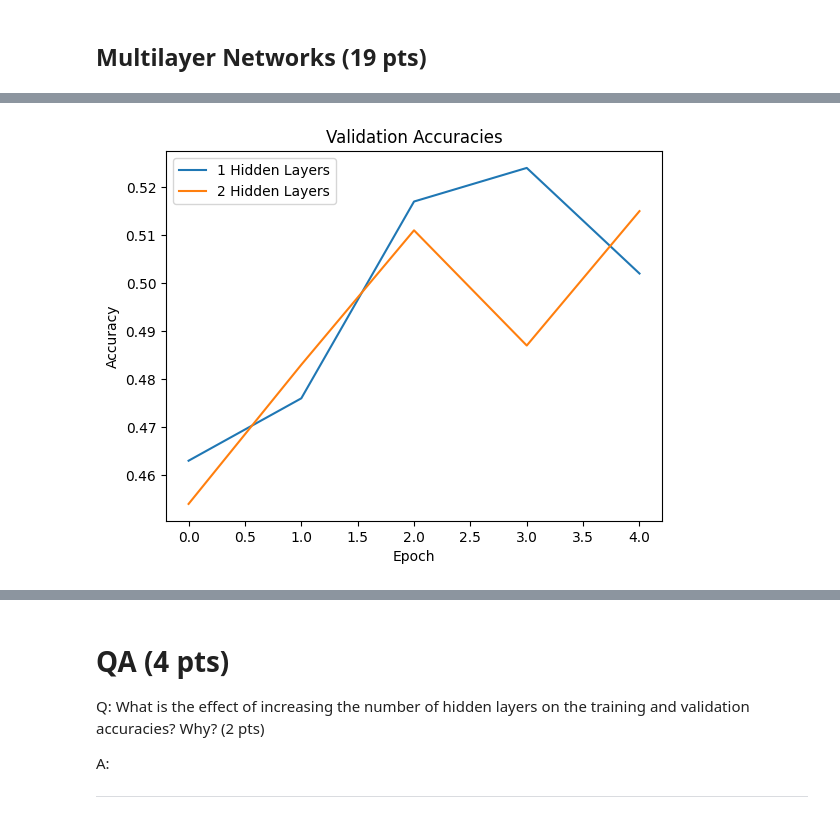
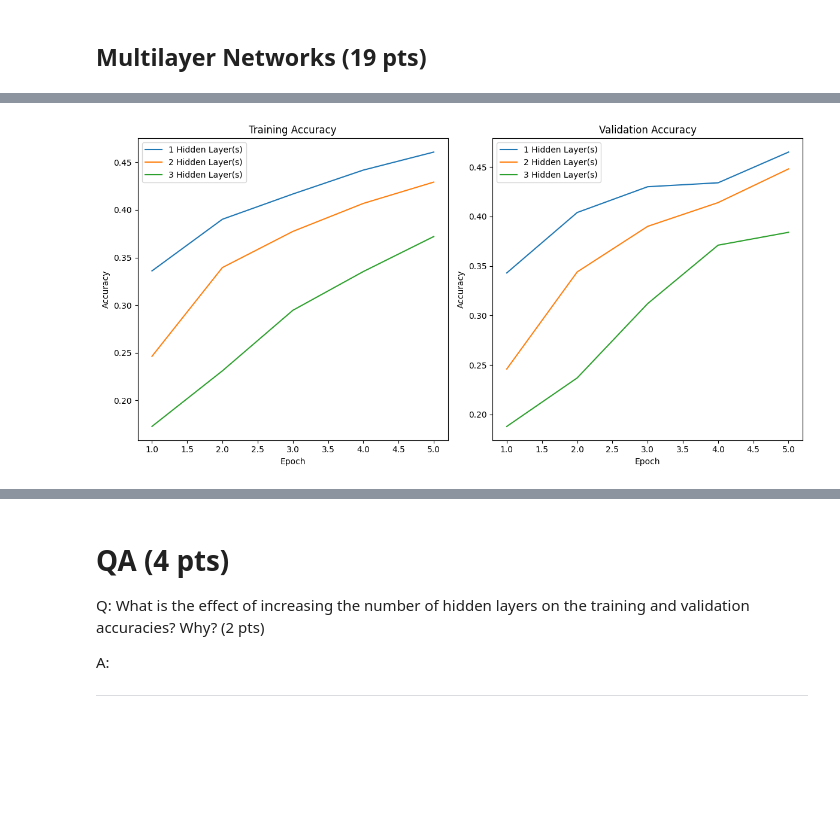
Before and after one commit to Tollgaermis/comp411-assignments, a Jupyter notebook: hw1/hw1.ipynb, the cells around one changed output, grey strips where cells are left out. Drawn from its saved outputs; the diff is of its cells as text; code cells hidden in the pictures; blank space fills up the shorter version.

```diff
--- a/hw1/hw1.ipynb
+++ b/hw1/hw1.ipynb
@@ -717,7 +811,35 @@ plt.show()
 # Check the accuracy of the model
 def check_accuracy_and_loss(loader, model):
     # === Your Code Here (1 pts) ===
+    acc = 0
+    total_loss = 0
+    num_correct = 0
+    num_samples = 0
+    num_batches = len(loader)
+    model.eval()
+    loss_fn = nn.CrossEntropyLoss()
 
+    with torch.no_grad():
+        # Loop through the data
+        for x, y in loader:
+
+            # Get to correct shape
+            #x = x.reshape(x.shape[0], -1)
+
+            # Forward pass
+            scores = model(x)
+            _, predictions = scores.max(1)
+            total_loss += loss_fn(scores, y).item()
+
+            # Check how many we got correct
+            num_correct += (predictions == y).sum()
+
+            # Keep track of number of samples
+            num_samples += predictions.size(0)
+
+    model.train()
+    acc = num_correct / num_samples
+    total_loss /= num_batches
     # === === ===
 
     return acc, total_loss
@@ -726,6 +848,67 @@ def check_accuracy_and_loss(loader, model):
 # TODO: Train them. Plot all training and validation accuracies, epoch vs accuracy, different lines for different number of hidden layers
 
 # === Your Code Here (6 pts) ===
+hidden_layers = [1, 2, 3]
+train_accuracies = {}
+val_accuracies = {}
+
+
+for num_layers in hidden_layers:
+    print(f"\nTraining model with {num_layers} hidden layer(s)...")
+
+    # Initialize model, optimizer, and loss function
+    model = MultiLayerNN(3 * 32 * 32, 64, 10, hidden_layer_num=num_layers)
+    optimizer = optim.SGD(model.parameters(), lr=learning_rate)
+    criterion = nn.CrossEntropyLoss()
+
+    train_accs = []
+    val_accs = []
+
+    for epoch in range(num_epochs):
+        model.train()
+        for batch, (X, y) in enumerate(loader_train):
+
+            pred = model(X)
+            loss = criterion(pred, y)
+
+            # Backward pass
+            loss.backward()
+            optimizer.step()
+            optimizer.zero_grad()
+
+
+        acc, _ = check_accuracy_and_loss(loader=loader_train, model=model)
+        train_accs.append(acc)
+        acc, _ = check_accuracy_and_loss(loader=loader_val, model=model)
+        val_accs.append(acc)
+
+
+    train_accuracies[num_layers] = train_accs
+    val_accuracies[num_layers] = val_accs
+
+# Plot training and validation accuracies
+plt.figure(figsize=(12, 6))
+
+# Plot training accuracies
+plt.subplot(1, 2, 1)
+for num_layers, accs in train_accuracies.items():
+    plt.plot(range(1, num_epochs + 1), accs, label=f"{num_layers} Hidden Layer(s)")
+plt.title("Training Accuracy")
+plt.xlabel("Epoch")
+plt.ylabel("Accuracy")
+plt.legend()
+
+# Plot validation accuracies
+plt.subplot(1, 2, 2)
+for num_layers, accs in val_accuracies.items():
+    plt.plot(range(1, num_epochs + 1), accs, label=f"{num_layers} Hidden Layer(s)")
+plt.title("Validation Accuracy")
+plt.xlabel("Epoch")
+plt.ylabel("Accuracy")
+plt.legend()
+
+plt.tight_layout()
+plt.show()
 
 # === === ===
 # %% [output]
@@ -732 +920 @@ def check_accuracy_and_loss(loader, model):
-[figure, old version]
+[figure, new version]
```
Also changed, not shown: parts of 12 cells of this notebook.
